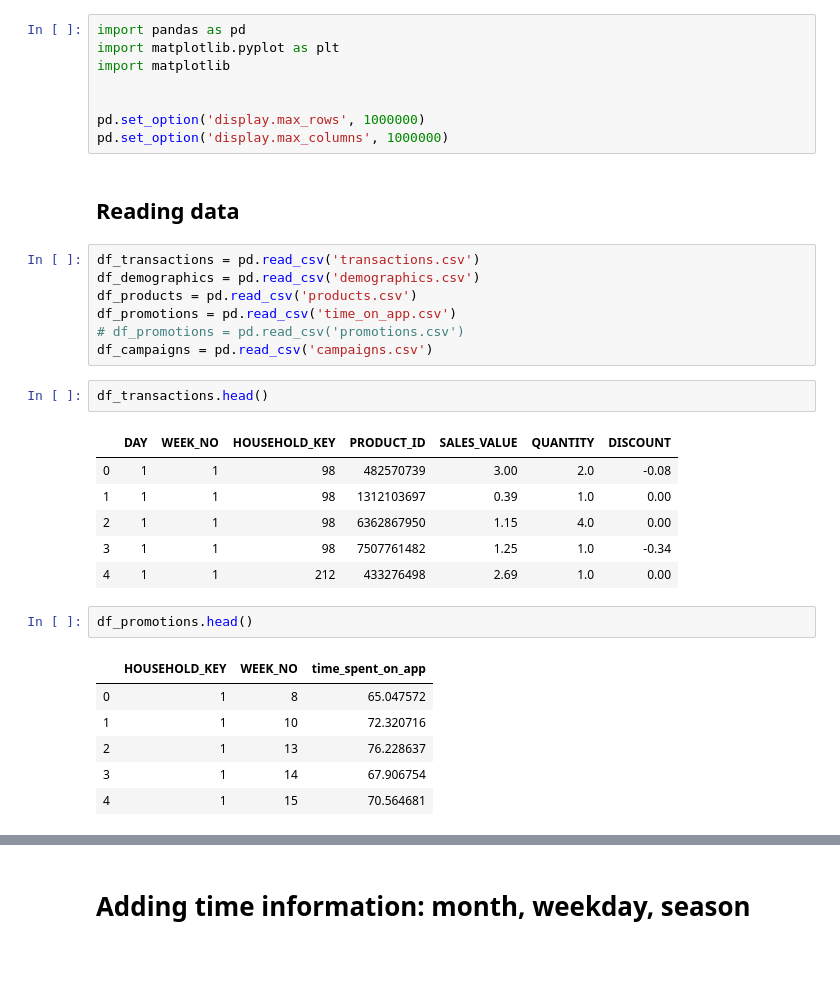
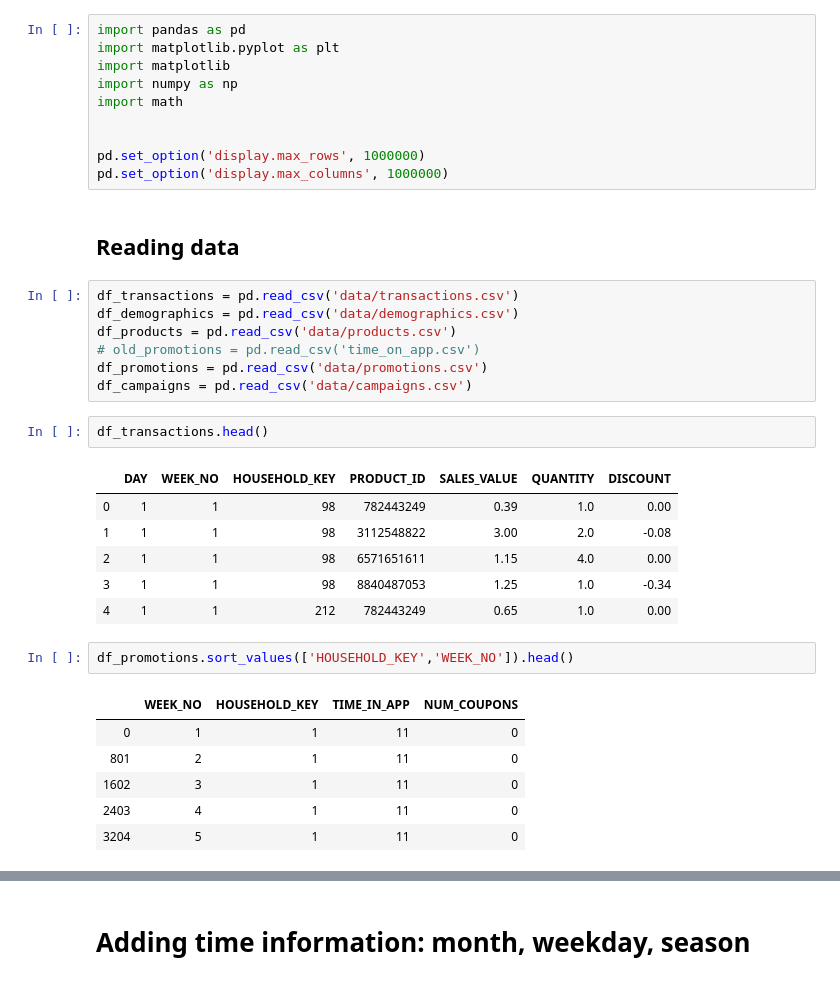
Before and after one commit to robmoratore/ShellDnA, a Jupyter notebook: DnA 2.0/main notebook.ipynb, the cells around one changed output, grey strips where cells are left out. Cells and saved outputs as stored; diff of their text form.

```diff
--- a/DnA 2.0/main notebook.ipynb
+++ b/DnA 2.0/main notebook.ipynb
@@ -2,6 +2,8 @@
 import pandas as pd
 import matplotlib.pyplot as plt
 import matplotlib
+import numpy as np
+import math
 
 
 pd.set_option('display.max_rows', 1000000)
@@ -9,27 +11,27 @@ pd.set_option('display.max_columns', 1000000)
 # %% [markdown]
 ## Reading data
 # %%
-df_transactions = pd.read_csv('transactions.csv')
-df_demographics = pd.read_csv('demographics.csv')
-df_products = pd.read_csv('products.csv')
-df_promotions = pd.read_csv('time_on_app.csv')
-# df_promotions = pd.read_csv('promotions.csv')
-df_campaigns = pd.read_csv('campaigns.csv')
+df_transactions = pd.read_csv('data/transactions.csv')
+df_demographics = pd.read_csv('data/demographics.csv')
+df_products = pd.read_csv('data/products.csv')
+# old_promotions = pd.read_csv('time_on_app.csv')
+df_promotions = pd.read_csv('data/promotions.csv')
+df_campaigns = pd.read_csv('data/campaigns.csv')
 # %%
 df_transactions.head()
 # %% [output]
 |  | DAY | WEEK_NO | HOUSEHOLD_KEY | PRODUCT_ID | SALES_VALUE | QUANTITY | DISCOUNT |
-| 0 | 1 | 1 | 98 | 482570739 | 3.00 | 2.0 | -0.08 |
-| 1 | 1 | 1 | 98 | 1312103697 | 0.39 | 1.0 | 0.00 |
-| 2 | 1 | 1 | 98 | 6362867950 | 1.15 | 4.0 | 0.00 |
-| 3 | 1 | 1 | 98 | 7507761482 | 1.25 | 1.0 | -0.34 |
-| 4 | 1 | 1 | 212 | 433276498 | 2.69 | 1.0 | 0.00 |
+| 0 | 1 | 1 | 98 | 782443249 | 0.39 | 1.0 | 0.00 |
+| 1 | 1 | 1 | 98 | 3112548822 | 3.00 | 2.0 | -0.08 |
+| 2 | 1 | 1 | 98 | 6571651611 | 1.15 | 4.0 | 0.00 |
+| 3 | 1 | 1 | 98 | 8840487053 | 1.25 | 1.0 | -0.34 |
+| 4 | 1 | 1 | 212 | 782443249 | 0.65 | 1.0 | 0.00 |
 # %%
-df_promotions.head()
+df_promotions.sort_values(['HOUSEHOLD_KEY','WEEK_NO']).head()
 # %% [output]
-|  | HOUSEHOLD_KEY | WEEK_NO | time_spent_on_app |
-| 0 | 1 | 8 | 65.047572 |
-| 1 | 1 | 10 | 72.320716 |
-| 2 | 1 | 13 | 76.228637 |
-| 3 | 1 | 14 | 67.906754 |
-| 4 | 1 | 15 | 70.564681 |
+|  | WEEK_NO | HOUSEHOLD_KEY | TIME_IN_APP | NUM_COUPONS |
+| 0 | 1 | 1 | 11 | 0 |
+| 801 | 2 | 1 | 11 | 0 |
+| 1602 | 3 | 1 | 11 | 0 |
+| 2403 | 4 | 1 | 11 | 0 |
+| 3204 | 5 | 1 | 11 | 0 |
```
Also changed, not shown: parts of 70 cells of this notebook, 1 other file.
